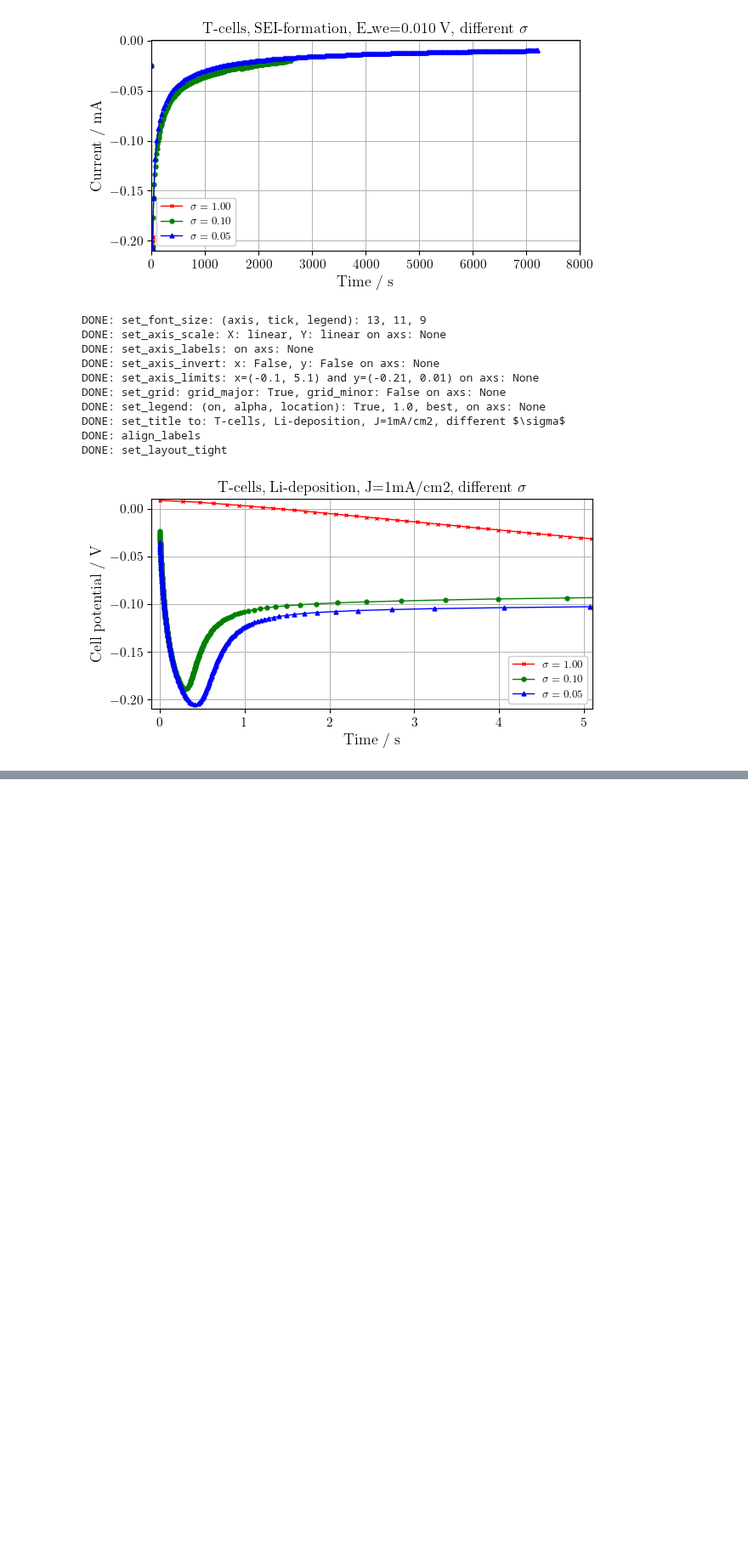
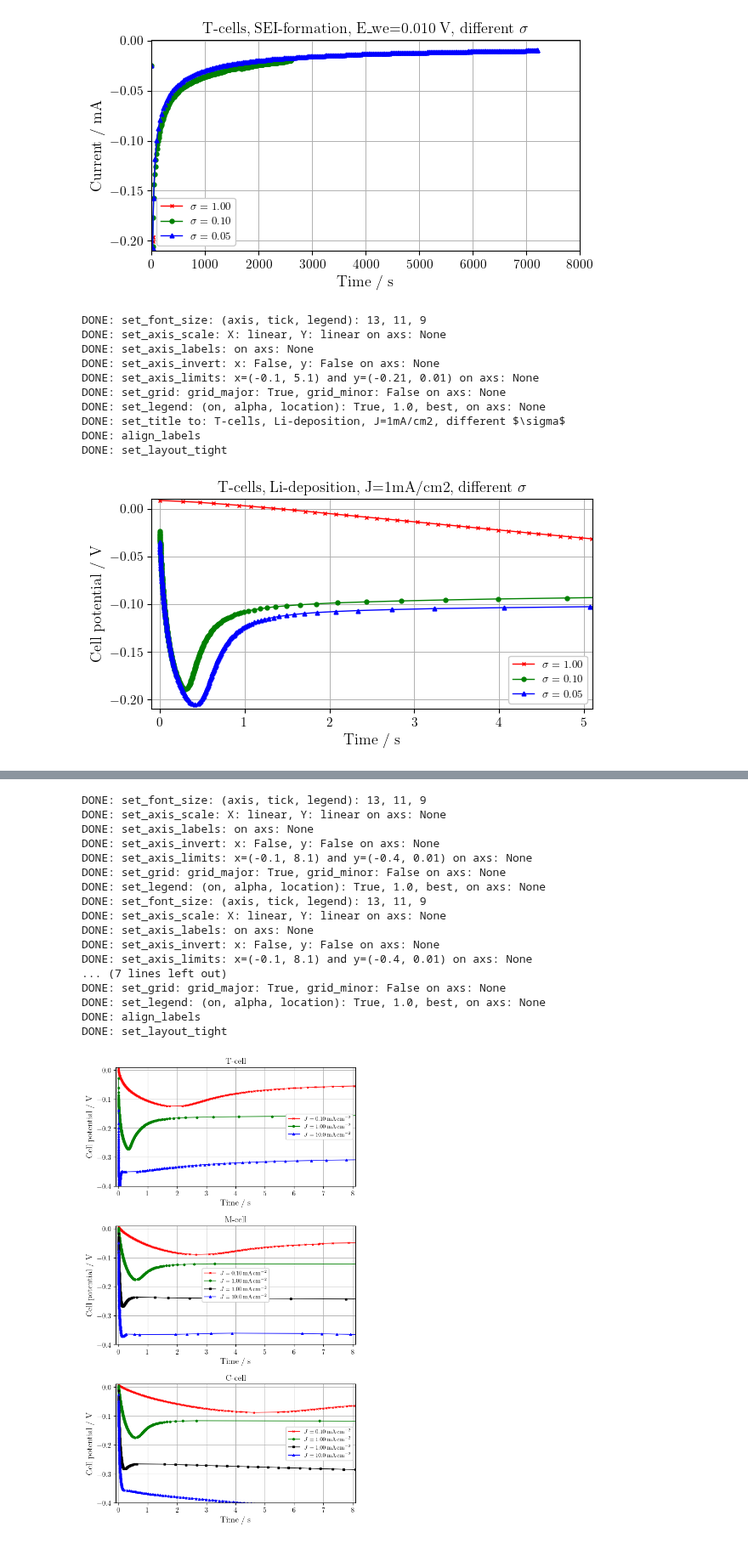
Before and after one commit to GottfridOlsson/MASTER-THESIS, a Jupyter notebook: EXPERIMENTAL/Python-scripts/Electrochemical-plots.ipynb, the cells around one changed output, grey strips where cells are left out. Shown at 85% size. Drawn from its saved outputs; the diff is of its cells as text; code cells hidden in the pictures; blank space fills up the shorter version.

```diff
--- a/EXPERIMENTAL/Python-scripts/Electrochemical-plots.ipynb
+++ b/EXPERIMENTAL/Python-scripts/Electrochemical-plots.ipynb
@@ -238 +265,69 @@ FileNotFoundError: [Errno 2] No such file or directory: 'C:\\MASTER-THESIS\\EXPE
+# %%
+# PLOT for each cell type, plot different currents curves #
+
+# Create figure on which axis lives, one axis per subplot
+fig, axs = plt.subplots(nrows=3, ncols=1, figsize=(fig_width_cm/2.54, 3*fig_height_cm/2.54), sharex=False, sharey=False)
+
+unit_string = '$mA\\,cm$^{-2}$'
+J01_string = '$J=0.10\\,' + unit_string
+J1_string  = '$J=1.00\\,' + unit_string
+J5_string  = '$J=1.00\\,' + unit_string
+J10_string = '$J=10.0\\,' + unit_string
+
+# Plot your data (axs.plot, .errorbar, .hist, ...) # ''Ax_CP = [t, V, I, error]''
+# T-cell
+axs[0].plot(A1_CP[0],  A1_CP[1],  linewidth=1, linestyle='-', color='r', marker='x', markersize='3.50', label=J01_string)
+axs[0].plot(A2_CP[0],  A2_CP[1],  linewidth=1, linestyle='-', color='g', marker='o', markersize='3.25', label=J1_string)
+axs[0].plot(A3_CP[0],  A3_CP[1],  linewidth=1, linestyle='-', color='b', marker='^', markersize='3.50', label=J10_string)
+
+# M-cell
+axs[1].plot(A4_CP[0],  A4_CP[1],  linewidth=1, linestyle='-', color='r', marker='x', markersize='3.50', label=J01_string)
+axs[1].plot(A5_CP[0],  A5_CP[1],  linewidth=1, linestyle='-', color='g', marker='o', markersize='3.25', label=J1_string)
+axs[1].plot(A55_CP[0], A55_CP[1], linewidth=1, linestyle='-', color='k', marker='s', markersize='3.25', label=J5_string)
+axs[1].plot(A6_CP[0],  A6_CP[1],  linewidth=1, linestyle='-', color='b', marker='^', markersize='3.50', label=J10_string)
+
+# C-cell
+axs[2].plot(A7_CP[0],  A7_CP[1],  linewidth=1, linestyle='-', color='r', marker='x', markersize='3.50', label=J01_string)
+axs[2].plot(A8_CP[0],  A8_CP[1],  linewidth=1, linestyle='-', color='g', marker='o', markersize='3.25', label=J1_string)
+axs[2].plot(A85_CP[0], A85_CP[1], linewidth=1, linestyle='-', color='k', marker='s', markersize='3.25', label=J5_string)
+axs[2].plot(A9_CP[0],  A9_CP[1],  linewidth=1, linestyle='-', color='b', marker='^', markersize='3.50', label=J10_string)
+
+
+# Settings for each axis (axs)
+for i, ax in enumerate(axs):
+    cell_string = ['T-cell', 'M-cell', 'C-cell']
+    f.set_font_size(axis=font_size_axis, tick=font_size_tick, legend=font_size_legend)
+    f.set_axis_scale(   ax, xScale_string='linear', yScale_string='linear')
+    f.set_axis_labels(  ax, x_label='Time / s', y_label='Cell potential / V')
+    f.set_axis_invert(  ax, x_invert=False, y_invert=False)
+    f.set_axis_limits(  ax, xmin=-0.1, xmax=8.1, ymin=-0.4, ymax=0.01)
+    f.set_grid(         ax, grid_major_on=grid_major, grid_major_linewidth=0.7, grid_minor_on=grid_minor, grid_minor_linewidth=0.3) # set_grid must be after set_axis_scale for some reason (at least with 'log')
+    f.set_legend(       ax, legend_on=legend_on, alpha=1.0, location='best')
+    ax.set_title(cell_string[i])
+
+f.align_labels(fig)
+f.set_layout_tight(fig)
+# PDF_path_SEIDEP =
+#f.export_figure_as_pdf(PDF_path_SEIDEP)
+
+plt.show()
+# %% [output]
+DONE: set_font_size: (axis, tick, legend): 13, 11, 9
+DONE: set_axis_scale: X: linear, Y: linear on axs: None
+DONE: set_axis_labels: on axs: None
+DONE: set_axis_invert: x: False, y: False on axs: None
+DONE: set_axis_limits: x=(-0.1, 8.1) and y=(-0.4, 0.01) on axs: None
+DONE: set_grid: grid_major: True, grid_minor: False on axs: None
+DONE: set_legend: (on, alpha, location): True, 1.0, best, on axs: None
+DONE: set_font_size: (axis, tick, legend): 13, 11, 9
+DONE: set_axis_scale: X: linear, Y: linear on axs: None
+DONE: set_axis_labels: on axs: None
+DONE: set_axis_invert: x: False, y: False on axs: None
+DONE: set_axis_limits: x=(-0.1, 8.1) and y=(-0.4, 0.01) on axs: None
+... (7 lines left out)
+DONE: set_grid: grid_major: True, grid_minor: False on axs: None
+DONE: set_legend: (on, alpha, location): True, 1.0, best, on axs: None
+DONE: align_labels
+DONE: set_layout_tight
+[figure, added]
 # %%
```
Also changed, not shown: parts of 3 cells of this notebook.
